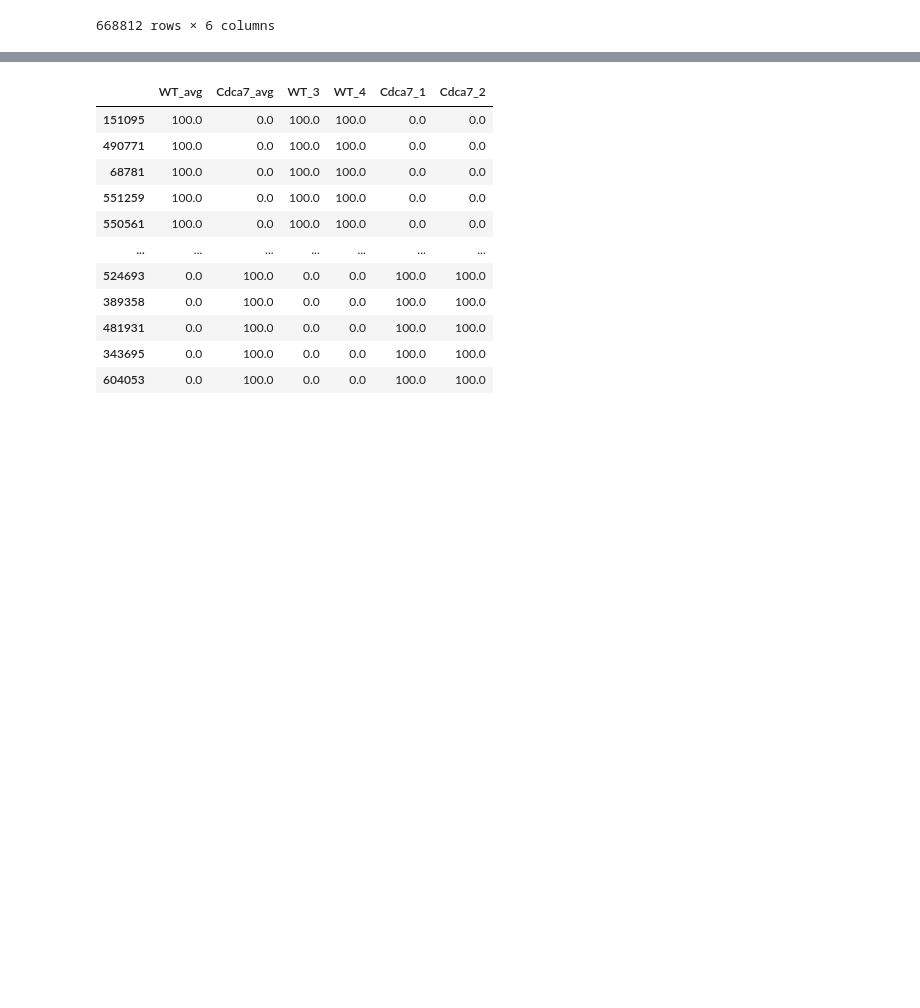
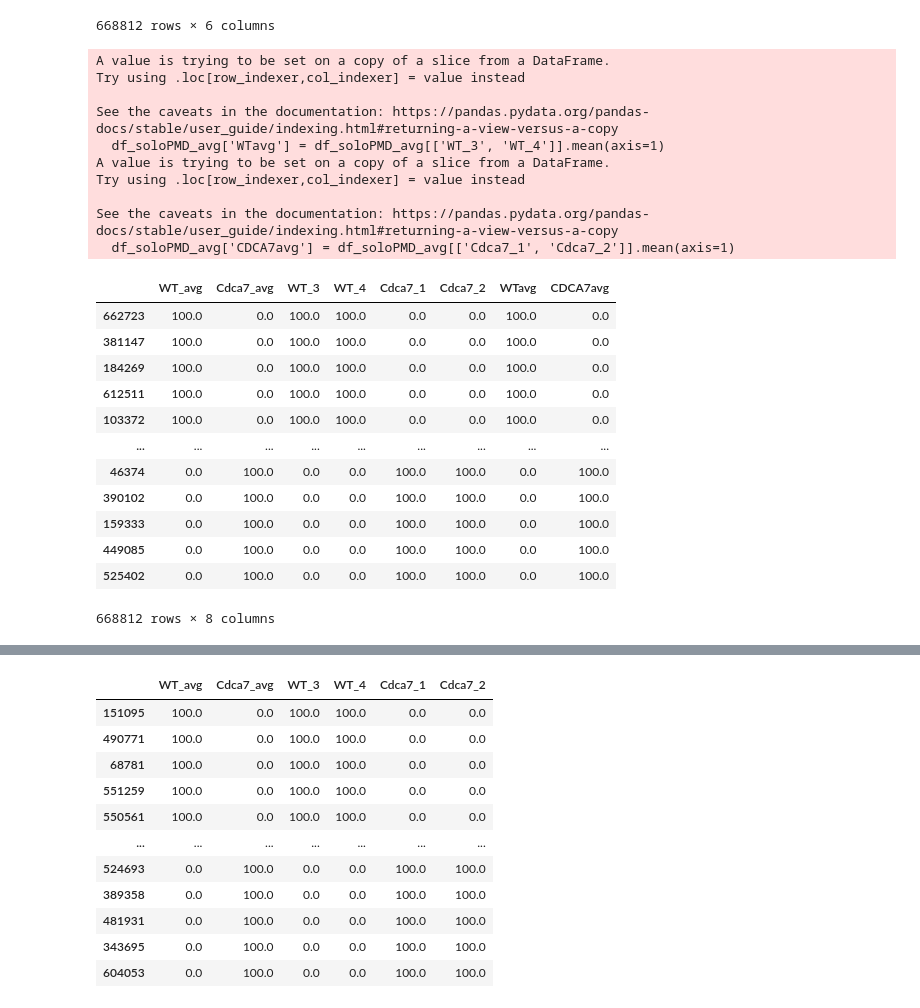
Before and after one commit to srkndgn/WGBS_spleen_soloCpGs, a Jupyter notebook: wgbs-spleen-solocpgs.ipynb, the cells around one changed output, grey strips where cells are left out. Cells and saved outputs as stored; diff of their text form; code cells hidden in the pictures; blank space fills up the shorter version.

```diff
--- a/wgbs-spleen-solocpgs.ipynb
+++ b/wgbs-spleen-solocpgs.ipynb
@@ -267,0 +270,36 @@ df_soloPMD_3
+# %%
+# To calculate the averages of the columns WT_3 and WT_4, as well as Cdca7_1 and Cdca7_2, and add the average columns to your dataframe
+
+
+# Calculate average of WT_3 and WT_4
+df_soloPMD_avg['WTavg'] = df_soloPMD_avg[['WT_3', 'WT_4']].mean(axis=1)
+
+# Calculate average of Cdca7_1 and Cdca7_2
+df_soloPMD_avg['CDCA7avg'] = df_soloPMD_avg[['Cdca7_1', 'Cdca7_2']].mean(axis=1)
+
+# Display the updated dataframe
+df_soloPMD_avg
+# %% [output]
+A value is trying to be set on a copy of a slice from a DataFrame.
+Try using .loc[row_indexer,col_indexer] = value instead
+
+See the caveats in the documentation: https://pandas.pydata.org/pandas-docs/stable/user_guide/indexing.html#returning-a-view-versus-a-copy
+  df_soloPMD_avg['WTavg'] = df_soloPMD_avg[['WT_3', 'WT_4']].mean(axis=1)
+A value is trying to be set on a copy of a slice from a DataFrame.
+Try using .loc[row_indexer,col_indexer] = value instead
+
+See the caveats in the documentation: https://pandas.pydata.org/pandas-docs/stable/user_guide/indexing.html#returning-a-view-versus-a-copy
+  df_soloPMD_avg['CDCA7avg'] = df_soloPMD_avg[['Cdca7_1', 'Cdca7_2']].mean(axis=1)
+|  | WT_avg | Cdca7_avg | WT_3 | WT_4 | Cdca7_1 | Cdca7_2 | WTavg | CDCA7avg |
+| 662723 | 100.0 | 0.0 | 100.0 | 100.0 | 0.0 | 0.0 | 100.0 | 0.0 |
+| 381147 | 100.0 | 0.0 | 100.0 | 100.0 | 0.0 | 0.0 | 100.0 | 0.0 |
+| 184269 | 100.0 | 0.0 | 100.0 | 100.0 | 0.0 | 0.0 | 100.0 | 0.0 |
+| 612511 | 100.0 | 0.0 | 100.0 | 100.0 | 0.0 | 0.0 | 100.0 | 0.0 |
+| 103372 | 100.0 | 0.0 | 100.0 | 100.0 | 0.0 | 0.0 | 100.0 | 0.0 |
+| ... | ... | ... | ... | ... | ... | ... | ... | ... |
+| 46374 | 0.0 | 100.0 | 0.0 | 0.0 | 100.0 | 100.0 | 0.0 | 100.0 |
+| 390102 | 0.0 | 100.0 | 0.0 | 0.0 | 100.0 | 100.0 | 0.0 | 100.0 |
+| 159333 | 0.0 | 100.0 | 0.0 | 0.0 | 100.0 | 100.0 | 0.0 | 100.0 |
+| 449085 | 0.0 | 100.0 | 0.0 | 0.0 | 100.0 | 100.0 | 0.0 | 100.0 |
+| 525402 | 0.0 | 100.0 | 0.0 | 0.0 | 100.0 | 100.0 | 0.0 | 100.0 |
+668812 rows × 8 columns
```
Also changed, not shown: parts of 6 cells of this notebook.
